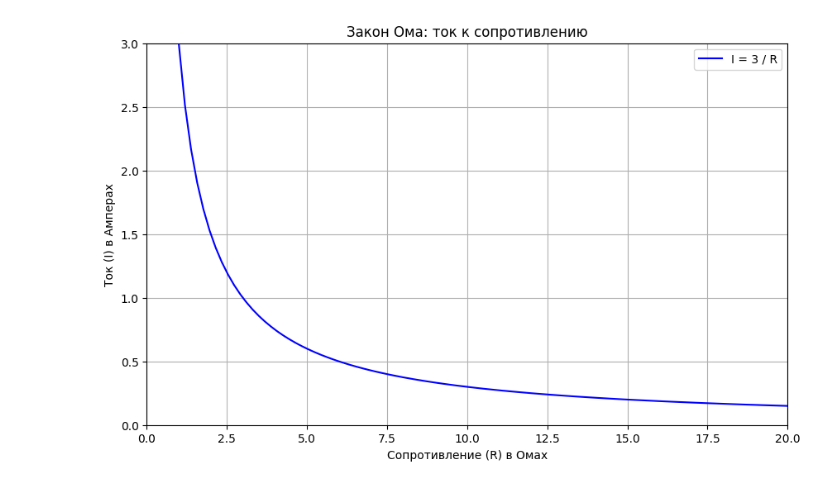
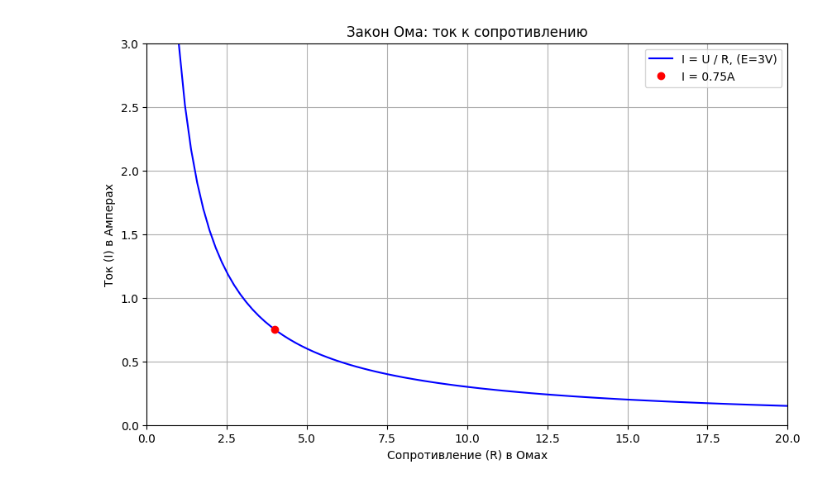
Before and after one commit to aleksmn/PythonMath, a Jupyter notebook: plots/ohms_law.ipynb, the cells around one changed output. Saved outputs shown, nothing was run; the diff lists cells and outputs as text; code cells hidden in the pictures.

```diff
--- a/plots/ohms_law.ipynb
+++ b/plots/ohms_law.ipynb
@@ -1,27 +1,32 @@
 # %%
 import numpy as np
 import matplotlib.pyplot as plt
 
-E = 3  # Напряжение в вольтах
+U = 3  # Напряжение в вольтах
 R_values = np.linspace(1, 20, 100)  # Значения сопротивления от 1 до 20 Ом
 
 # Рассчитаем ток по закону Ома
-I = E / R_values
+I = U / R_values
 
 # Создадим график
 plt.figure(figsize=(10, 6))
-plt.plot(R_values, I, label=f'I = {E} / R', color='blue')
+plt.plot(R_values, I, label=f'I = U / R, (E={U}V)', color='blue')
 plt.title("Закон Ома: ток к сопротивлению")
 plt.xlabel("Сопротивление (R) в Омах")
 plt.ylabel("Ток (I) в Амперах")
+
+# Найдем ток для карманного фонарика
+R1 = 4
+plt.plot(R1, U/R1, "ro", label=f'I = {U/R1}А')
+
 plt.grid()
 
 plt.legend()
 plt.xlim(0, 20)
-plt.ylim(0, E / 1)  # Максимальный ток, когда минимальное сопротивление
+plt.ylim(0, U / 1)  # Максимальный ток, когда минимальное сопротивление
 plt.show()
 
 
 # Получилась линия, которая стремится к осям, но никогда не касается их. Это гипербола.
 # %% [output]
-[figure, old version]
+[figure, new version]
```
